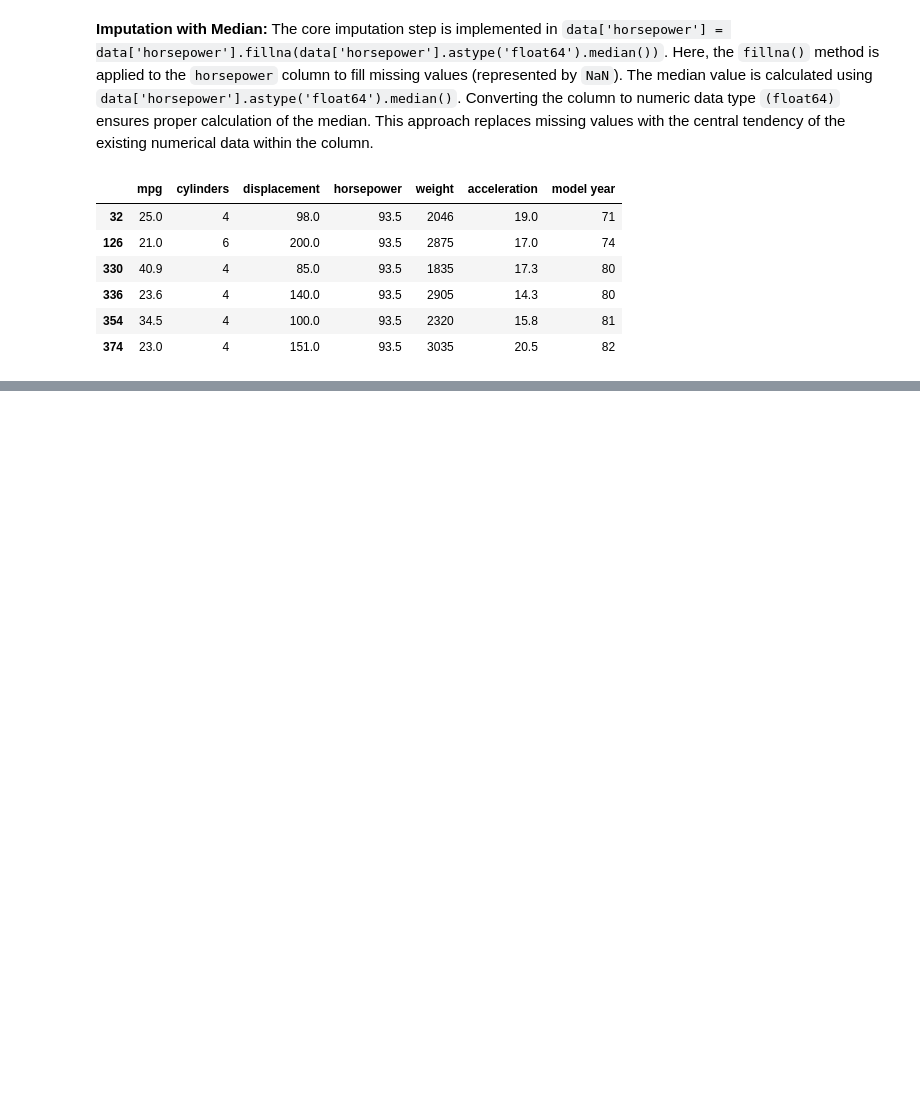
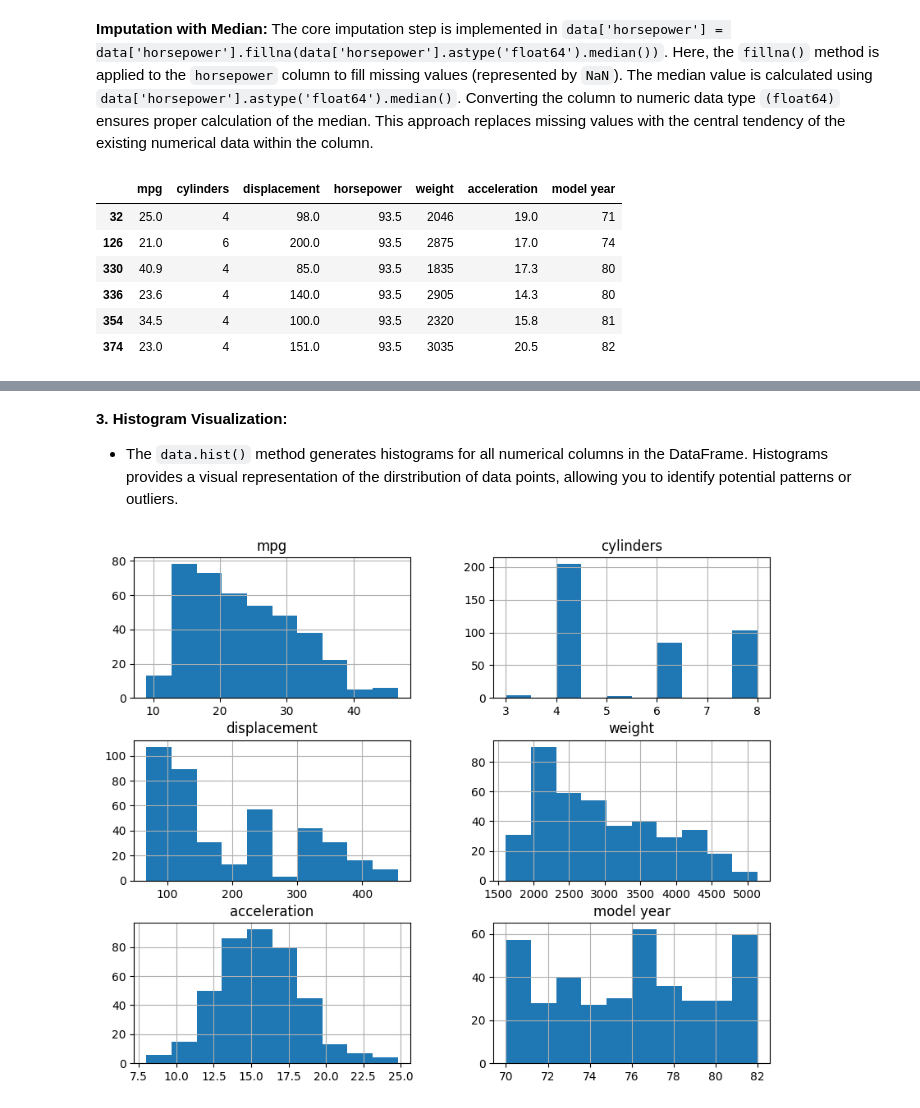
Before and after one commit to farzadasgari/machinepy, a Jupyter notebook: linear-regression.ipynb, the cells around one changed output, grey strips where cells are left out. Saved outputs shown, nothing was run; the diff lists cells and outputs as text; code cells hidden in the pictures; blank space fills up the shorter version.

Commit message:
linear regression dataset visualization

```diff
--- a/linear-regression.ipynb
+++ b/linear-regression.ipynb
@@ -127,0 +142,8 @@ data.iloc[horsepower_nulls]
+# %% [markdown]
+**3. Histogram Visualization:**
+   - The `data.hist()` method generates histograms for all numerical columns in the DataFrame. Histograms provides a visual representation of the dirstribution of data points, allowing you to identify potential patterns or outliers.
+# %%
+data.hist(figsize=(10, 8))
+plt.show()
+# %% [output]
+[figure, added]
```
Also changed, not shown: parts of 13 cells of this notebook.
